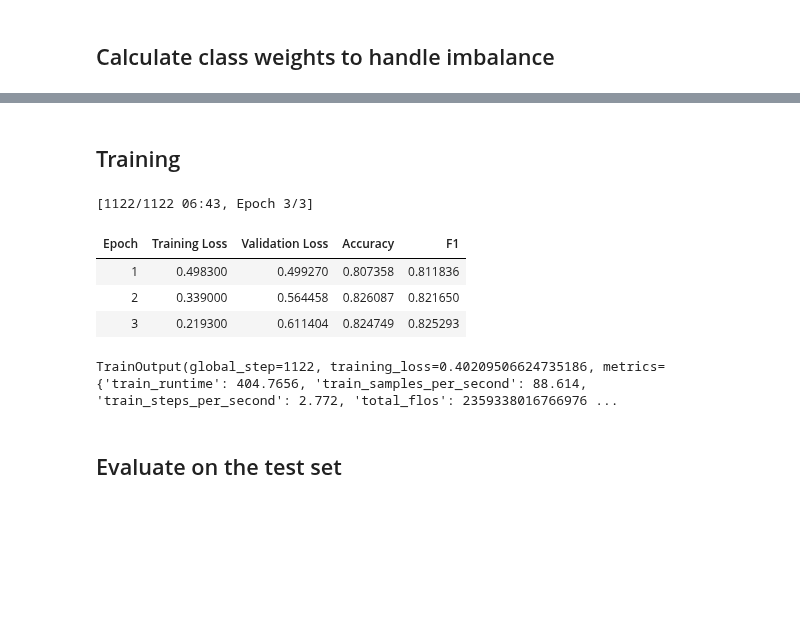
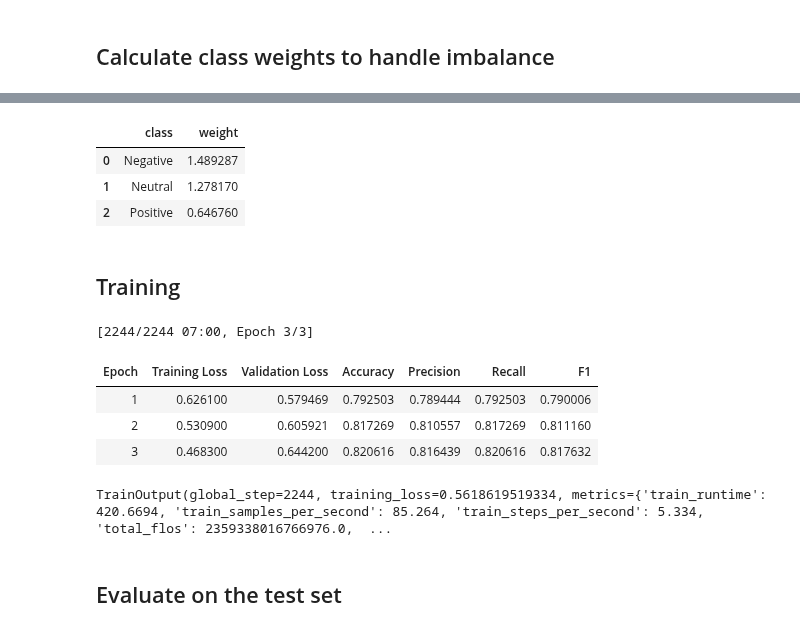
Before and after one commit to hstoklosa/sentix-nlp, a Jupyter notebook: finetuning.ipynb, the cells around one changed output, grey strips where cells are left out. Cells and saved outputs as stored; diff of their text form; code cells hidden in the pictures; blank space fills up the shorter version.

```diff
--- a/finetuning.ipynb
+++ b/finetuning.ipynb
@@ -12,7 +12,7 @@ import sys
 # PATH CONSTANTS
 ABSOLUTE_PATH = "/content/drive/My Drive/sentix_nlp"
 PREPROCESSED_DATA_DIR = ABSOLUTE_PATH + "/data/preprocessed"
-EXPORT_MODEL_DIR = ABSOLUTE_PATH + "/model"
+EXPORT_MODEL_DIR = ABSOLUTE_PATH + "/models/finetuned_cryptobert"
 
 sys.path.insert(0, ABSOLUTE_PATH)
 # %%
@@ -75,7 +80,11 @@ WARMUP_STEPS=2
 # %%
 tokenizer = AutoTokenizer.from_pretrained(MODEL_NAME)
 model = AutoModelForSequenceClassification.from_pretrained(
-    MODEL_NAME, num_labels=NUM_LABELS)
+    MODEL_NAME,
+    num_labels=NUM_LABELS,
+    hidden_dropout_prob=0.3,          # increase dropout
+    attention_probs_dropout_prob=0.3  # ditto
+)
 # %% [markdown]
 ### Switch to CUDA
 # %%
@@ -177,67 +149,97 @@ Class 2: 0.6469
+# %%
+classes = ["Negative", "Neutral", "Positive"]
+weights_np = class_weights.cpu().numpy()
+
+df_class_weights = pd.DataFrame({
+    "class": classes,
+    "weight": weights_np
+})
+
+df_class_weights
+# %% [output]
+|  | class | weight |
+| 0 | Negative | 1.489287 |
+| 1 | Neutral | 1.278170 |
+| 2 | Positive | 0.646760 |
 # %% [markdown]
 ## Training
 # %%
-def compute_metrics(eval_pred):
-    logits, labels = eval_pred
+def _compute_metrics(eval_pred: EvalPrediction):
+    logits, labels = eval_pred.predictions, eval_pred.label_ids
     preds = np.argmax(logits, axis=-1)
-    return {
-        "accuracy": accuracy_score(labels, preds),
-        "f1": f1_score(labels, preds, average="weighted"),
-    }
+    return compute_metrics(preds, labels)
 
 training_args = TrainingArguments(
     output_dir=EXPORT_MODEL_DIR,
     eval_strategy="epoch",
     save_strategy="epoch",
+    save_total_limit=2,
     learning_rate=LEARNING_RATE,
     per_device_train_batch_size=BATCH_SIZE,
-    per_device_eval_batch_size=BATCH_SIZE*2,
+    per_device_eval_batch_size=BATCH_SIZE,
     num_train_epochs=NUM_EPOCHS,
-    warmup_steps=WARMUP_STEPS,
+    # warmup_steps=WARMUP_STEPS,
+    warmup_ratio=WARMUP_RATIO,
     weight_decay=WEIGHT_DECAY,
     metric_for_best_model="accuracy",
     load_best_model_at_end=True,
     fp16=True,
-    report_to=["tensorboard"], # no need for wandb
+    report_to=["tensorboard"],
     logging_dir="./logs",
     logging_steps=50,
 )
-
 
 # REF: https://discuss.huggingface.co/t/how-can-i-use-class-weights-when-training/1067/7
 class WeightedTrainer(Trainer):
     def __init__(self, *args, class_weights=None, **kwargs):
         super().__init__(*args, **kwargs)
         self.class_weights = class_weights
 
-    # def compute_loss(self, model, inputs, return_outputs=False):
+    def create_optimizer_and_scheduler(self, num_training_steps: int):
+        # 1) set up AdamW with decoupled weight decay
+        self.optimizer = AdamW(
+            self.model.parameters(),
+            lr=self.args.learning_rate,
+            weight_decay=self.args.weight_decay,
+            betas=(0.9, 0.999),
+            eps=1e-8
+        )
+        # 2) linear warmup + decay scheduler
+        self.lr_scheduler = get_linear_schedule_with_warmup(
+            self.optimizer,
+            num_warmup_steps=self.args.warmup_steps,
+            num_training_steps=num_training_steps
+        )
+        return self.optimizer, self.lr_scheduler
+
+    # function necessary to consider the computed weights
     def compute_loss(self, model, inputs, return_outputs=False, **kwargs):
         labels = inputs.pop("labels")
         outputs = model(**inputs)
         logits = outputs.logits
         loss_fct = nn.CrossEntropyLoss(weight=self.class_weights)
         loss = loss_fct(logits.view(-1, model.config.num_labels), labels.view(-1))
         return (loss, outputs) if return_outputs else loss
 
 trainer = WeightedTrainer(
     model=model,
     args=training_args,
     train_dataset=train_dataset,
     eval_dataset=val_dataset,
     tokenizer=tokenizer,
     # data_collator=data_collator,
-    compute_metrics=compute_metrics,
+    compute_metrics=_compute_metrics,
     class_weights=class_weights
 )
 
 trainer.train()
 # %% [output]
-[1122/1122 06:43, Epoch 3/3]
+[2244/2244 07:00, Epoch 3/3]
-| Epoch | Training Loss | Validation Loss | Accuracy | F1 |
-| 1 | 0.498300 | 0.499270 | 0.807358 | 0.811836 |
-| 2 | 0.339000 | 0.564458 | 0.826087 | 0.821650 |
-| 3 | 0.219300 | 0.611404 | 0.824749 | 0.825293 |
+| Epoch | Training Loss | Validation Loss | Accuracy | Precision | Recall | F1 |
+| 1 | 0.626100 | 0.579469 | 0.792503 | 0.789444 | 0.792503 | 0.790006 |
+| 2 | 0.530900 | 0.605921 | 0.817269 | 0.810557 | 0.817269 | 0.811160 |
+| 3 | 0.468300 | 0.644200 | 0.820616 | 0.816439 | 0.820616 | 0.817632 |
-TrainOutput(global_step=1122, training_loss=0.40209506624735186, metrics={'train_runtime': 404.7656, 'train_samples_per_second': 88.614, 'train_steps_per_second': 2.772, 'total_flos': 2359338016766976 ...
+TrainOutput(global_step=2244, training_loss=0.5618619519334, metrics={'train_runtime': 420.6694, 'train_samples_per_second': 85.264, 'train_steps_per_second': 5.334, 'total_flos': 2359338016766976.0,  ...
 # %% [markdown]
 ## Evaluate on the test set
 # %%
```
Also changed, not shown: parts of 9 cells of this notebook, 3 other files.
